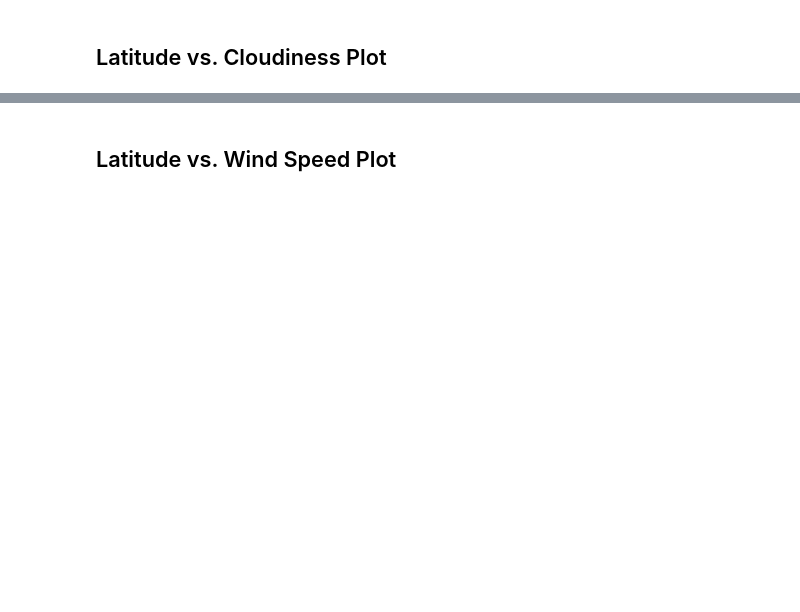
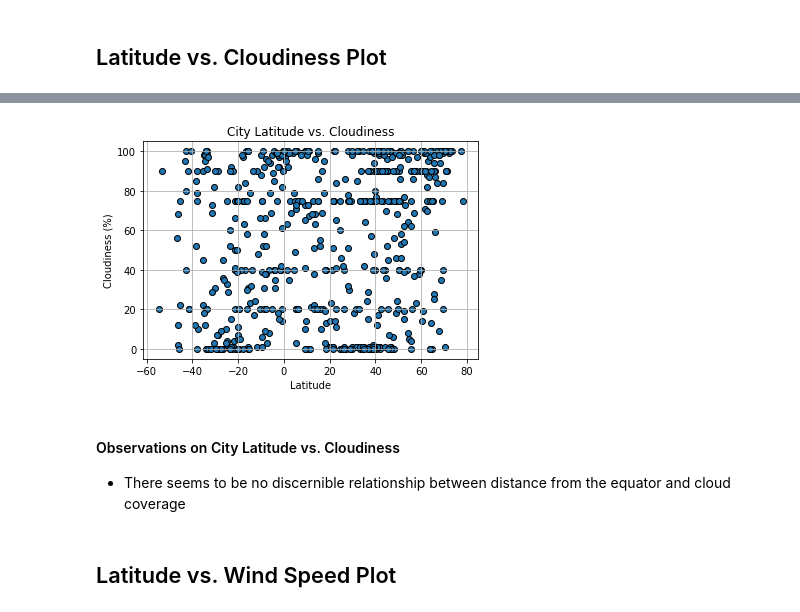
Before and after one commit to eucortes04/python-api-challenge, a Jupyter notebook: WeatherPy/WeatherPy.ipynb, the cells around one changed output, grey strips where cells are left out. Saved outputs shown, nothing was run; the diff lists cells and outputs as text; code cells hidden in the pictures; blank space fills up the shorter version.

```diff
--- a/WeatherPy/WeatherPy.ipynb
+++ b/WeatherPy/WeatherPy.ipynb
@@ -150,2 +202,20 @@ Int64Index([], dtype='int64')
+# %%
+#Scatter Plot
+plt.scatter(weatherDF['Lat'],weatherDF['Cloudiness'],edgecolor='black')
+
+#Adding info
+plt.xlabel('Latitude')
+plt.ylabel('Cloudiness (%)')
+plt.title(f'City Latitude vs. Cloudiness')
+plt.grid()
+
+#Save and Show
+plt.savefig('Output/Cloudiness vs Latitude.png')
+plt.show()
+# %% [output]
+[figure, added]
+# %% [markdown]
+#### Observations on City Latitude vs. Cloudiness
+* There seems to be no discernible relationship between distance from the equator and cloud coverage
 # %% [markdown]
 ## Latitude vs. Wind Speed Plot
```
Also changed, not shown: parts of 25 cells of this notebook, 4 other files.
